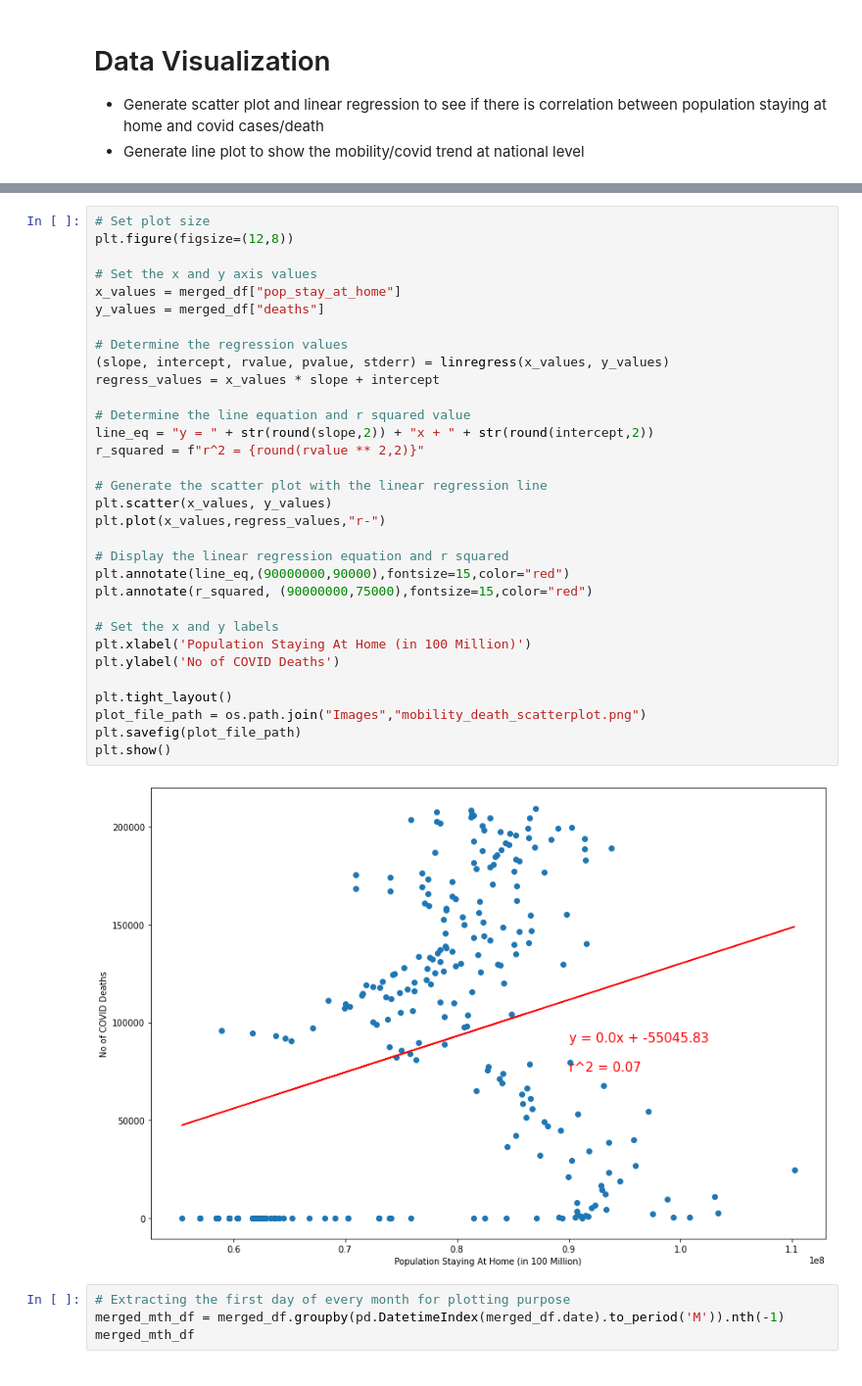
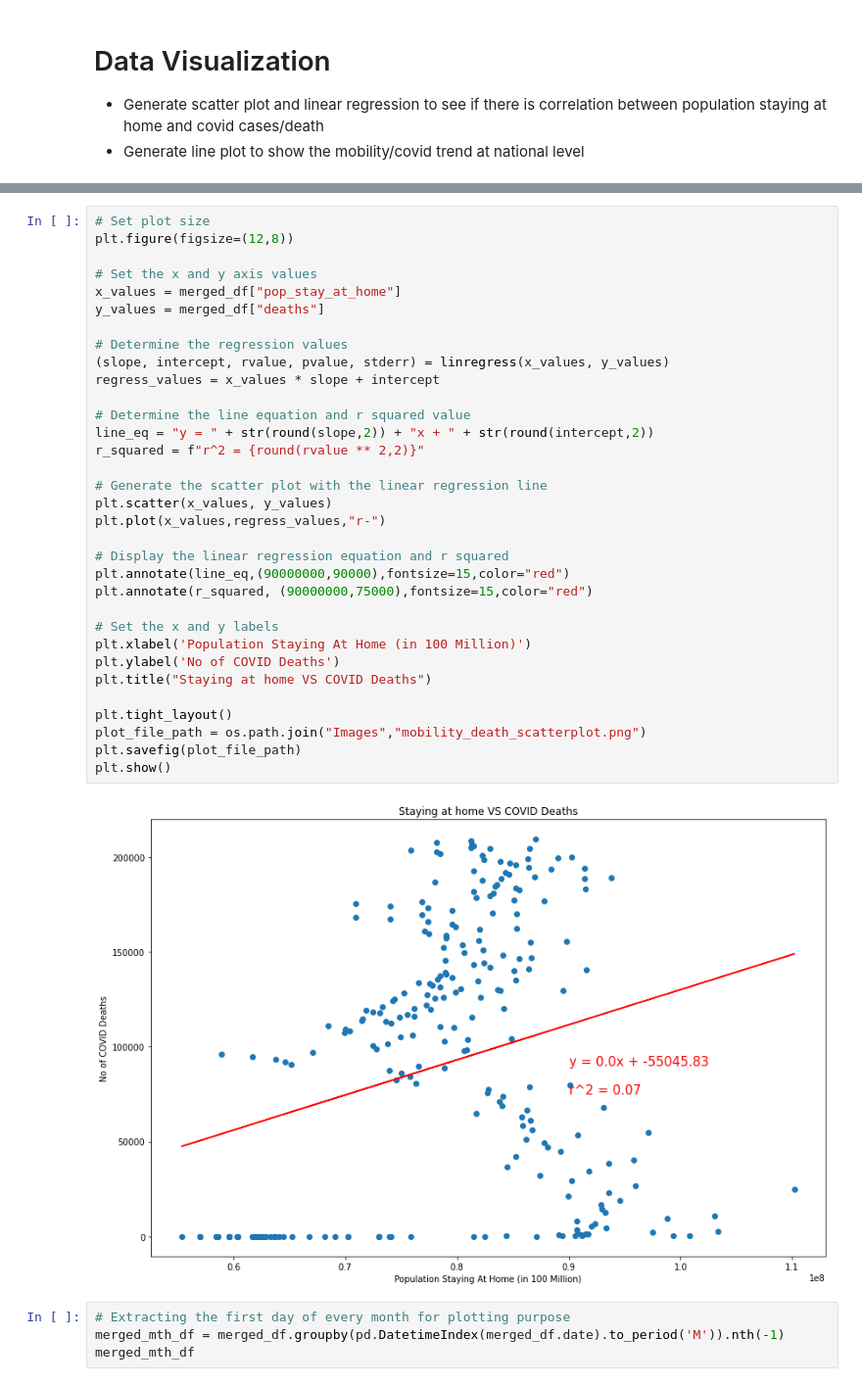
Before and after one commit to ushaakumaar/COVID19_Impacts_On_Business_And_Workforce_Trends, a Jupyter notebook: Mobility.ipynb, the cells around one changed output, grey strips where cells are left out. Shown at 98% size. Cells and saved outputs as stored; diff of their text form.

Commit message:
Added title to scatter plots

```diff
--- a/Mobility.ipynb
+++ b/Mobility.ipynb
@@ -237,34 +238,35 @@ plt.figure(figsize=(12,8))
 
 # Set the x and y axis values
 x_values = merged_df["pop_stay_at_home"]
 y_values = merged_df["deaths"]
 
 # Determine the regression values
 (slope, intercept, rvalue, pvalue, stderr) = linregress(x_values, y_values)
 regress_values = x_values * slope + intercept
 
 # Determine the line equation and r squared value
 line_eq = "y = " + str(round(slope,2)) + "x + " + str(round(intercept,2))
 r_squared = f"r^2 = {round(rvalue ** 2,2)}"
 
 # Generate the scatter plot with the linear regression line
 plt.scatter(x_values, y_values)
 plt.plot(x_values,regress_values,"r-")
 
 # Display the linear regression equation and r squared
 plt.annotate(line_eq,(90000000,90000),fontsize=15,color="red")
 plt.annotate(r_squared, (90000000,75000),fontsize=15,color="red")
 
 # Set the x and y labels
 plt.xlabel('Population Staying At Home (in 100 Million)')
 plt.ylabel('No of COVID Deaths')
+plt.title("Staying at home VS COVID Deaths")
 
 plt.tight_layout()
 plot_file_path = os.path.join("Images","mobility_death_scatterplot.png")
 plt.savefig(plot_file_path)
 plt.show()
 # %% [output]
-[figure, old version]
+[figure, new version]
 # %%
 # Extracting the first day of every month for plotting purpose
 merged_mth_df = merged_df.groupby(pd.DatetimeIndex(merged_df.date).to_period('M')).nth(-1)
```
Also changed, not shown: parts of 5 cells of this notebook.
